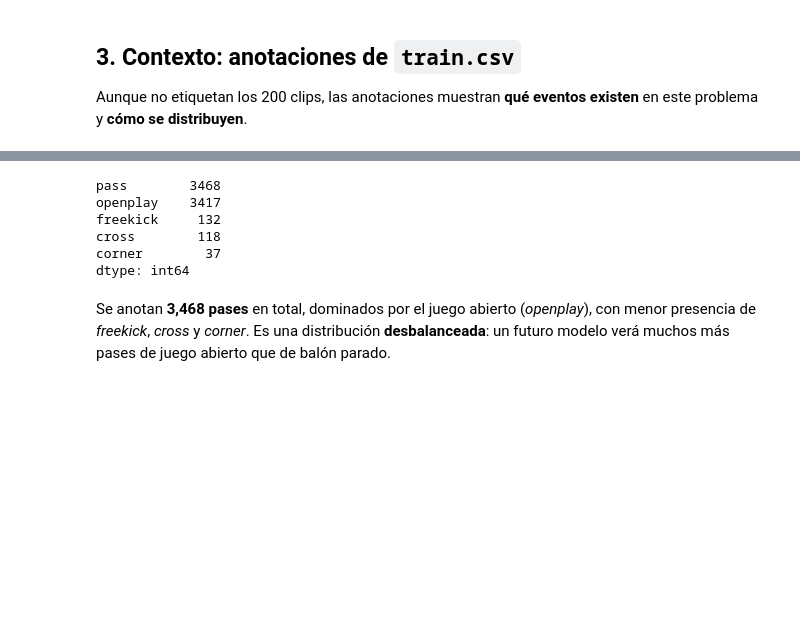
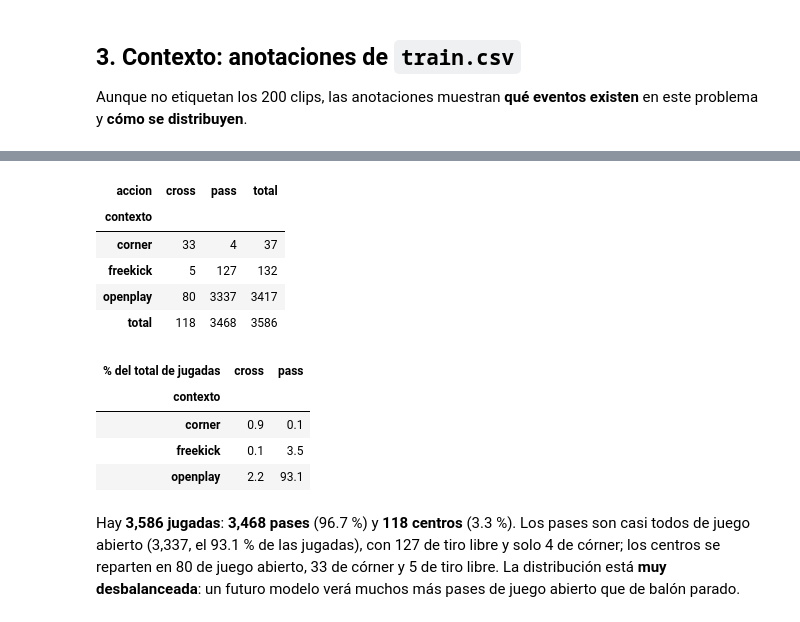
Before and after one commit to nicoCT04/Proyecto2-DataScience, a Jupyter notebook: notebooks/01_descripcion_datos.ipynb, the cells around one changed output, grey strips where cells are left out. Drawn from its saved outputs; the diff is of its cells as text; code cells hidden in the pictures; blank space fills up the shorter version.

```diff
--- a/notebooks/01_descripcion_datos.ipynb
+++ b/notebooks/01_descripcion_datos.ipynb
@@ -130,26 +143,36 @@ Dentro de los eventos `play` (jugadas), el atributo detalla el **tipo de pase**.
 # %%
 def parse_attrs(v):
     try:
         return ast.literal_eval(v) if isinstance(v, str) and v.strip() else []
     except (ValueError, SyntaxError):
         return []
 
-plays = train[train.event == 'play']
-counts = Counter()
-for a in plays.event_attributes:
-    counts.update(parse_attrs(a))
-pd.Series(dict(counts)).sort_values(ascending=False)
+plays = train[train.event == 'play'].copy()
+attrs = plays.event_attributes.apply(parse_attrs)
+plays['accion'], plays['contexto'] = attrs.str[0], attrs.str[1]
+
+tabla = pd.crosstab(plays.contexto, plays.accion, margins=True, margins_name='total')
+proporcion = (pd.crosstab(plays.contexto, plays.accion, normalize='all') * 100).round(1)
+display(tabla)
+display(proporcion.rename_axis(columns='% del total de jugadas'))
 # %% [output]
-pass        3468
-openplay    3417
-freekick     132
-cross        118
-corner        37
-dtype: int64
+| accion | cross | pass | total |
+| contexto |  |  |  |
+| corner | 33 | 4 | 37 |
+| freekick | 5 | 127 | 132 |
+| openplay | 80 | 3337 | 3417 |
+| total | 118 | 3468 | 3586 |
+| % del total de jugadas | cross | pass |
+| contexto |  |  |
+| corner | 0.9 | 0.1 |
+| freekick | 0.1 | 3.5 |
+| openplay | 2.2 | 93.1 |
-# %% [markdown]
-Se anotan **3,468 pases** en total, dominados por el juego abierto (*openplay*), con
-menor presencia de *freekick*, *cross* y *corner*. Es una distribución **desbalanceada**:
-un futuro modelo verá muchos más pases de juego abierto que de balón parado.
+# %% [markdown]
+Hay **3,586 jugadas**: **3,468 pases** (96.7 %) y **118 centros** (3.3 %). Los pases son
+casi todos de juego abierto (3,337, el 93.1 % de las jugadas), con 127 de tiro libre y
+solo 4 de córner; los centros se reparten en 80 de juego abierto, 33 de córner y 5 de
+tiro libre. La distribución está **muy desbalanceada**: un futuro modelo verá muchos
+más pases de juego abierto que de balón parado.
 # %%
 display(Image('../outputs/03_play_attributes.png'))
 # %% [output]
```
Also changed, not shown: parts of 19 cells of this notebook, 1 other file.
